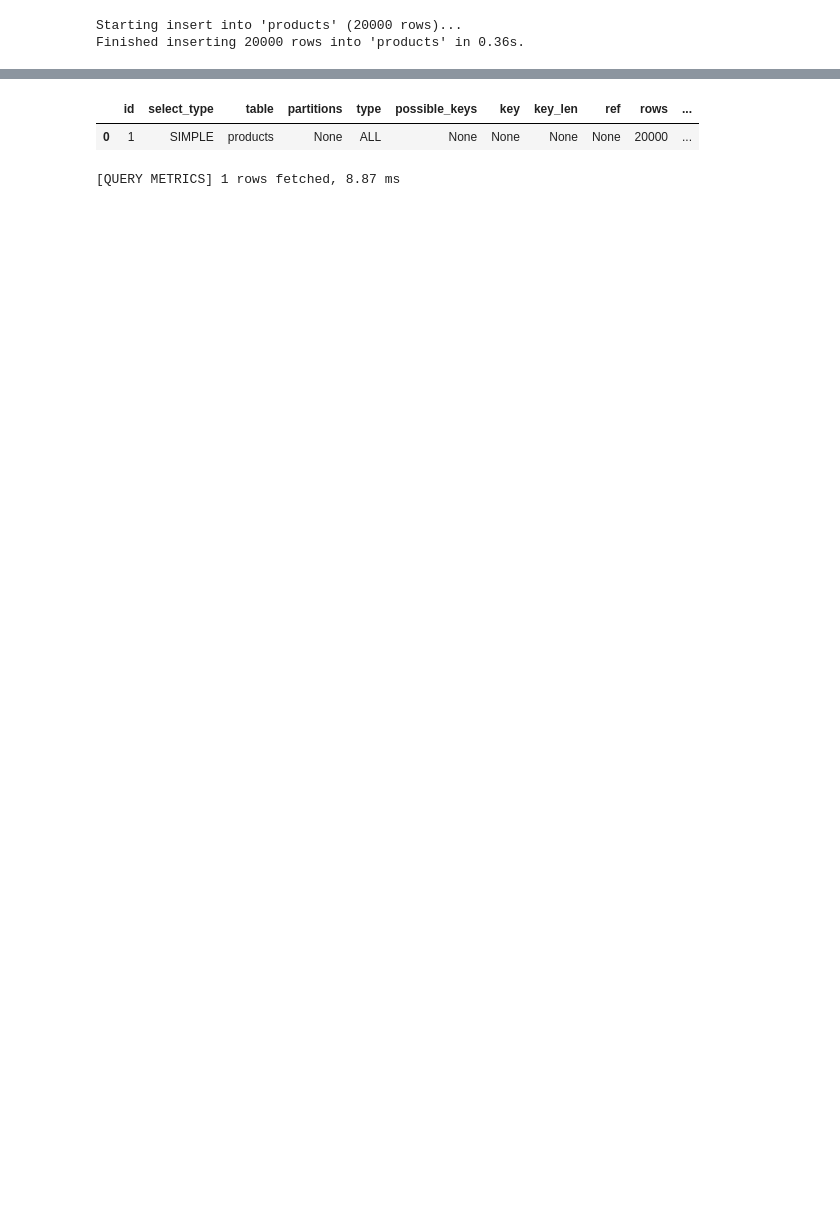
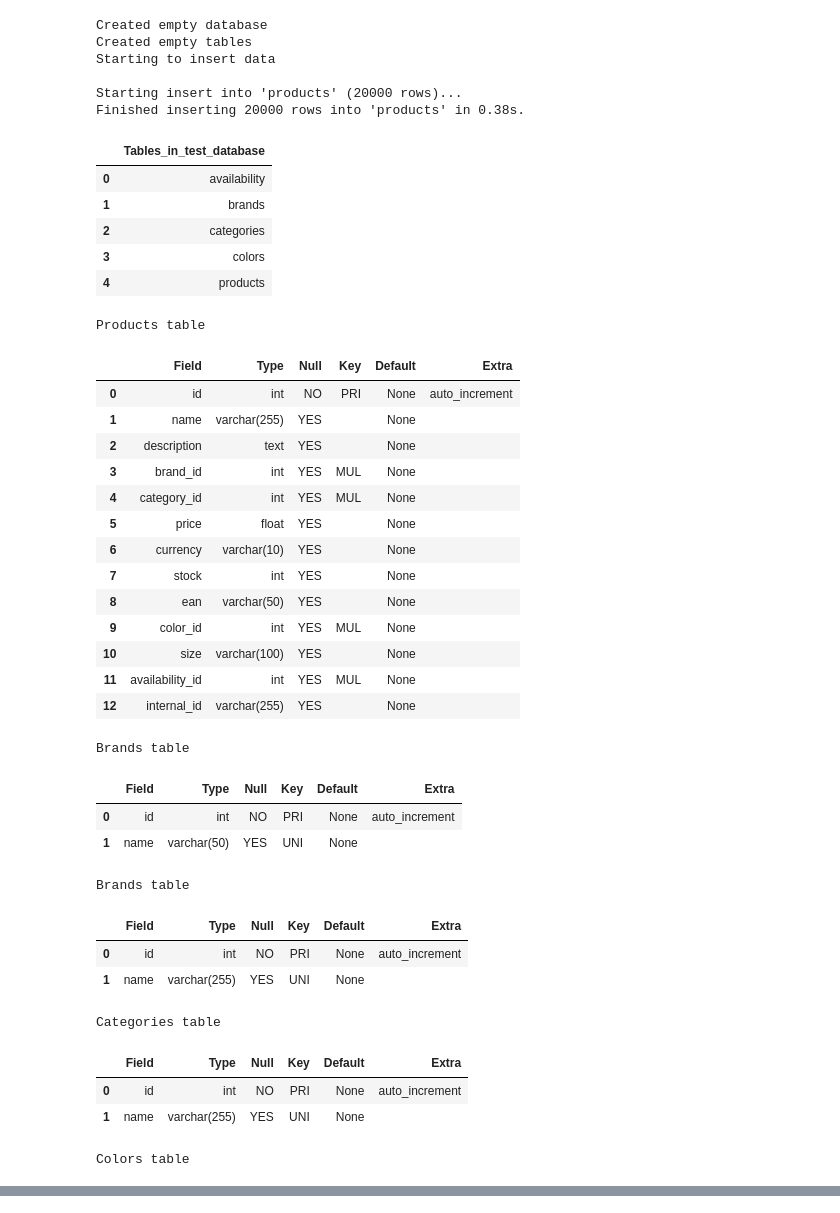
Before and after one commit to RadenDK/elasticsearch-vs-mysql-playground, a Jupyter notebook: notebooks/db_index/01_explain_basics.ipynb, the cells around one changed output, grey strips where cells are left out. Drawn from its saved outputs; the diff is of its cells as text; code cells hidden in the pictures; blank space fills up the shorter version.

Commit message:
Started working on the Explain basics notebook

```diff
--- a/notebooks/db_index/01_explain_basics.ipynb
+++ b/notebooks/db_index/01_explain_basics.ipynb
@@ -7,10 +42,65 @@
 # %%
 from helpers.db.db_setup_methods import *
 from helpers.db.db_query_methods import *
 
 from helpers.db.db_helper_methods import *
 
 init_db(20000)
+
+execute_query("SHOW TABLES", database=get_database_name(), print_as_df=True, show_metrics=False)
+
+print("Products table")
+execute_query("DESC products", database=get_database_name(), print_as_df=True, show_metrics=False)
+
+print("Brands table")
+execute_query("DESC availability", database=get_database_name(), print_as_df=True, show_metrics=False)
+
+print("Brands table")
+execute_query("DESC brands", database=get_database_name(), print_as_df=True, show_metrics=False)
+
+print("Categories table")
+execute_query("DESC categories", database=get_database_name(), print_as_df=True, show_metrics=False)
+
+print("Colors table")
+execute_query("DESC colors", database=get_database_name(), print_as_df=True, show_metrics=False)
 # %% [output]
+Created empty database
+Created empty tables
+Starting to insert data
+
 Starting insert into 'products' (20000 rows)...
-Finished inserting 20000 rows into 'products' in 0.36s.
+Finished inserting 20000 rows into 'products' in 0.38s.
+|  | Tables_in_test_database |
+| 0 | availability |
+| 1 | brands |
+| 2 | categories |
+| 3 | colors |
+| 4 | products |
+Products table
+|  | Field | Type | Null | Key | Default | Extra |
+| 0 | id | int | NO | PRI | None | auto_increment |
+| 1 | name | varchar(255) | YES |  | None |  |
+| 2 | description | text | YES |  | None |  |
+| 3 | brand_id | int | YES | MUL | None |  |
+| 4 | category_id | int | YES | MUL | None |  |
+| 5 | price | float | YES |  | None |  |
+| 6 | currency | varchar(10) | YES |  | None |  |
+| 7 | stock | int | YES |  | None |  |
+| 8 | ean | varchar(50) | YES |  | None |  |
+| 9 | color_id | int | YES | MUL | None |  |
+| 10 | size | varchar(100) | YES |  | None |  |
+| 11 | availability_id | int | YES | MUL | None |  |
+| 12 | internal_id | varchar(255) | YES |  | None |  |
+Brands table
+|  | Field | Type | Null | Key | Default | Extra |
+| 0 | id | int | NO | PRI | None | auto_increment |
+| 1 | name | varchar(50) | YES | UNI | None |  |
+Brands table
+|  | Field | Type | Null | Key | Default | Extra |
+| 0 | id | int | NO | PRI | None | auto_increment |
+| 1 | name | varchar(255) | YES | UNI | None |  |
+Categories table
+|  | Field | Type | Null | Key | Default | Extra |
+| 0 | id | int | NO | PRI | None | auto_increment |
+| 1 | name | varchar(255) | YES | UNI | None |  |
+Colors table
@@ -17,8 +109,0 @@ Finished inserting 20000 rows into 'products' in 0.36s.
-# %%
-query = f"explain select * from products;"
-
-execute_query(query, database=get_database_name(), print_as_df=True, show_metrics=True)
-# %% [output]
-|  | id | select_type | table | partitions | type | possible_keys | key | key_len | ref | rows | ... |
-| 0 | 1 | SIMPLE | products | None | ALL | None | None | None | None | 20000 | ... |
-[QUERY METRICS] 1 rows fetched, 8.87 ms
```
Also changed, not shown: parts of 24 cells of this notebook.
